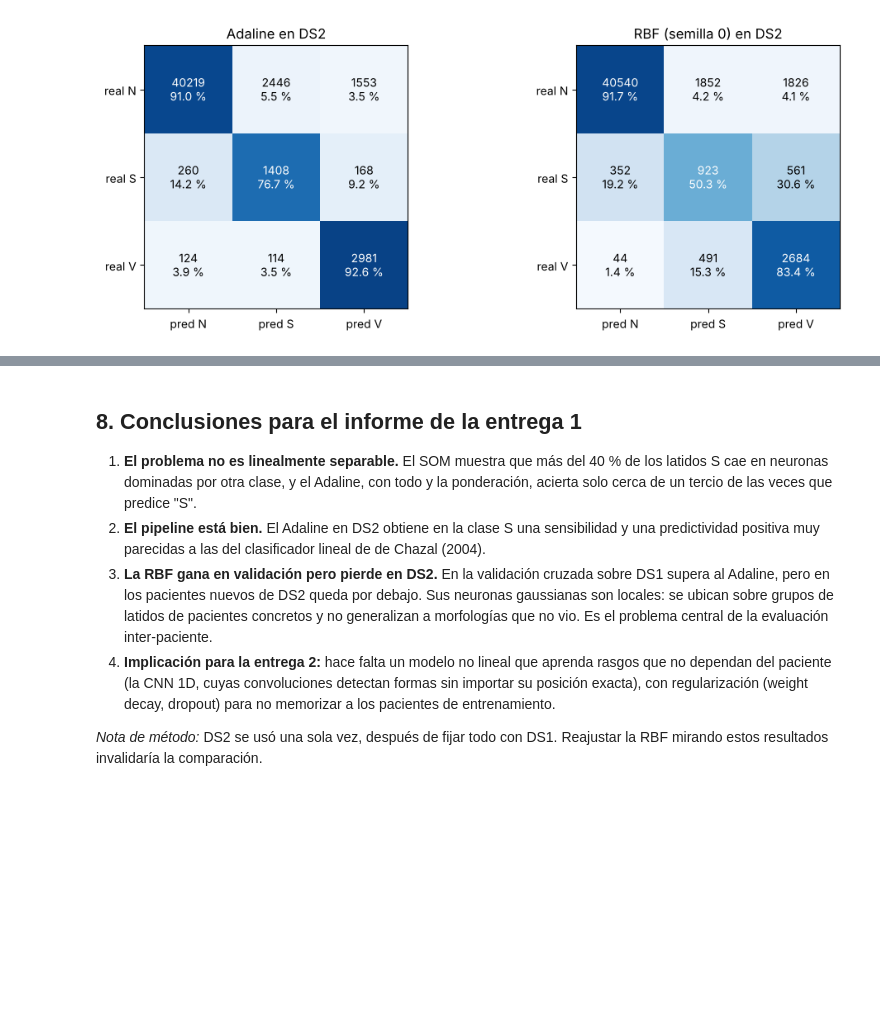
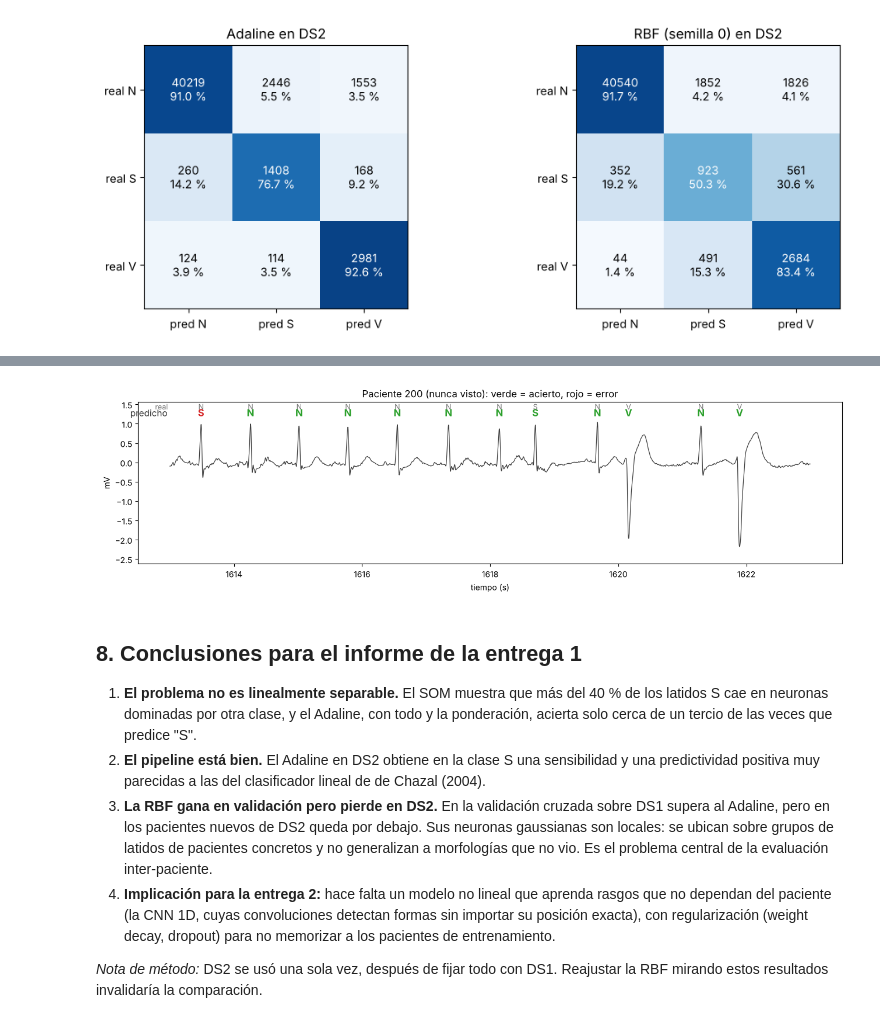
Before and after one commit to juansaavedra0604-oss/arritmias-ecg, a Jupyter notebook: notebooks/fase2_modelos.ipynb, the cells around one changed output, grey strips where cells are left out. Saved outputs shown, nothing was run; the diff lists cells and outputs as text; code cells hidden in the pictures; blank space fills up the shorter version.

```diff
--- a/notebooks/fase2_modelos.ipynb
+++ b/notebooks/fase2_modelos.ipynb
@@ -264,0 +275,99 @@ plt.tight_layout(); plt.show()
+# %%
+# DEMO
+PACIENTE = '200'
+VENTANA_S = 10          # segundos a graficar
+INICIO_S = None         # None = elige un tramo representativo (ver abajo)
+
+try:
+    import wfdb
+except ImportError:
+    import subprocess, sys
+    subprocess.check_call([sys.executable, '-m', 'pip', 'install', '-q', 'wfdb']); import wfdb
+from wfdb import processing
+from scipy.signal import butter, filtfilt
+
+AAMI = {**{s: 'N' for s in 'NLRej'}, **{s: 'S' for s in 'AaJS'}, **{s: 'V' for s in 'VE'}}
+LATIDOS = set('NLRBAaJSVrFejnE/fQ?')
+DATA_DIR = os.environ.get('MITDB_DIR', 'mitdb')
+ruta = os.path.join(DATA_DIR, PACIENTE)
+leer = dict(record_name=ruta) if os.path.exists(ruta + '.hea') else dict(record_name=PACIENTE, pn_dir='mitdb')
+rec = wfdb.rdrecord(**leer)
+ann = wfdb.rdann(leer['record_name'], 'atr', pn_dir=leer.get('pn_dir'))
+fs = rec.fs
+x = rec.p_signal[:, rec.sig_name.index('MLII') if 'MLII' in rec.sig_name else 0]
+b, a = butter(2, [0.5 / (fs / 2), 40 / (fs / 2)], btype='band'); xf = filtfilt(b, a, x)
+
+# 1) Detectar picos R sin mirar las anotaciones, y ajustar cada uno al máximo local
+rdet = processing.xqrs_detect(sig=x, fs=fs, verbose=False)
+rdet = np.unique([max(r - 20, 0) + np.argmax(np.abs(xf[max(r - 20, 0):r + 20])) for r in rdet])
+
+# 2) Cortar latidos y calcular RR con los picos detectados
+rr = np.diff(rdet) / fs
+Xd, Fd, cual = [], [], []
+for i in range(1, len(rdet) - 1):
+    ini, fin = rdet[i] - 90, rdet[i] + 144
+    if ini < 0 or fin > len(xf):
+        continue
+    pre, post, prom = rr[i - 1], rr[i], rr[max(0, i - 10):i].mean()
+    Xd.append(xf[ini:fin]); Fd.append([pre, post, prom, pre / prom]); cual.append(i)
+Xd, Fd = np.array(Xd), np.array(Fd)
+Xdn, Fdn = norm_paciente(Xd, Fd, np.full(len(Xd), PACIENTE))
+
+# 3) Clasificar con el Adaline entrenado en DS1
+ada = Adaline().fit(Z1a, y1)
+Zd, _ = entradas(Xdn, Fdn, ref_a, a_rr=1.0)
+pred = ada.predict(Zd)
+
+# 4) Solo para evaluar: emparejar cada detección con la anotación más cercana (±150 ms)
+ra, sa = np.array(ann.sample), np.array(ann.symbol)
+m = np.isin(sa, list(LATIDOS)); ra, sa = ra[m], sa[m]
+def etiqueta_real(r):
+    k = np.searchsorted(ra, r)
+    cand = [i for i in (k - 1, k) if 0 <= i < len(ra) and abs(ra[i] - r) <= 0.15 * fs]
+    return AAMI.get(sa[min(cand, key=lambda i: abs(ra[i] - r))], '-') if cand else '?'
+real = np.array([etiqueta_real(rdet[i]) for i in cual])
+emparejados = sum(etiqueta_real(r) != '?' for r in rdet)
+print(f'Paciente {PACIENTE}: {len(ra)} latidos anotados, {len(rdet)} detectados, '
+      f'{100 * emparejados / len(ra):.1f} % encontrados por el detector')
+ok = np.isin(real, list(CL))
+print(f'Exactitud en este paciente: {100 * np.mean(pred[ok] == real[ok]):.1f} %')
+for k in CL:
+    mk = real == k
+    if mk.any():
+        print(f'  {k}: {mk.sum()} latidos, {100 * np.mean(pred[mk] == k):.1f} % bien clasificados')
+
+# 5) Gráfica de una ventana
+pos = rdet[cual]
+if INICIO_S is None:
+    # Tramo representativo: el que tiene más clases distintas (N, S, V) y cuya exactitud
+    # se parece más a la del paciente completo. Cambien INICIO_S para ver otro tramo.
+    exac_total = np.mean(pred[ok] == real[ok])
+    mejor = None
+    for c in np.arange(0, len(xf) / fs - VENTANA_S, 1.0):
+        w = (pos / fs >= c) & (pos / fs < c + VENTANA_S) & ok
+        if w.sum() == 0:
+            continue
+        clave = (-len(set(real[w])), abs(np.mean(pred[w] == real[w]) - exac_total))
+        if mejor is None or clave < mejor[0]:
+            mejor = (clave, c)
+    INICIO_S = mejor[1]
+w = (pos / fs >= INICIO_S) & (pos / fs < INICIO_S + VENTANA_S) & ok
+print(f'Tramo graficado: {INICIO_S:.0f} s a {INICIO_S + VENTANA_S:.0f} s, '
+      f'{np.sum(pred[w] == real[w])} de {w.sum()} latidos bien clasificados')
+i0, i1 = int(INICIO_S * fs), int((INICIO_S + VENTANA_S) * fs)
+t = np.arange(i0, i1) / fs
+fig, ax = plt.subplots(figsize=(13, 3.8))
+ax.plot(t, xf[i0:i1], lw=0.9, color='0.25')
+alto = xf[i0:i1].max()
+for p_, yp_, yr_ in zip(pos, pred, real):
+    if i0 <= p_ < i1:
+        bien = yp_ == yr_
+        ax.text(p_ / fs, alto * 1.15, yp_, ha='center', fontsize=12, fontweight='bold', color='tab:green' if bien else 'tab:red')
+        ax.text(p_ / fs, alto * 1.32, yr_, ha='center', fontsize=9, color='0.45')
+ax.text(t[0], alto * 1.32, 'real ', ha='right', fontsize=9, color='0.45')
+ax.text(t[0], alto * 1.15, 'predicho ', ha='right', fontsize=11, color='0.2')
+ax.set_ylim(xf[i0:i1].min() * 1.2, alto * 1.5)
+ax.set_xlabel('tiempo (s)'); ax.set_ylabel('mV')
+ax.set_title(f'Paciente {PACIENTE} (nunca visto): verde = acierto, rojo = error')
+plt.tight_layout(); plt.show()
+# %% [output]
@@ -265,3 +380,4 @@ plt.tight_layout(); plt.show()
+[figure, added]
 # %% [markdown]
 ## 8. Conclusiones para el informe de la entrega 1
 
```
Also changed, not shown: parts of 3 cells of this notebook, 2 other files.
